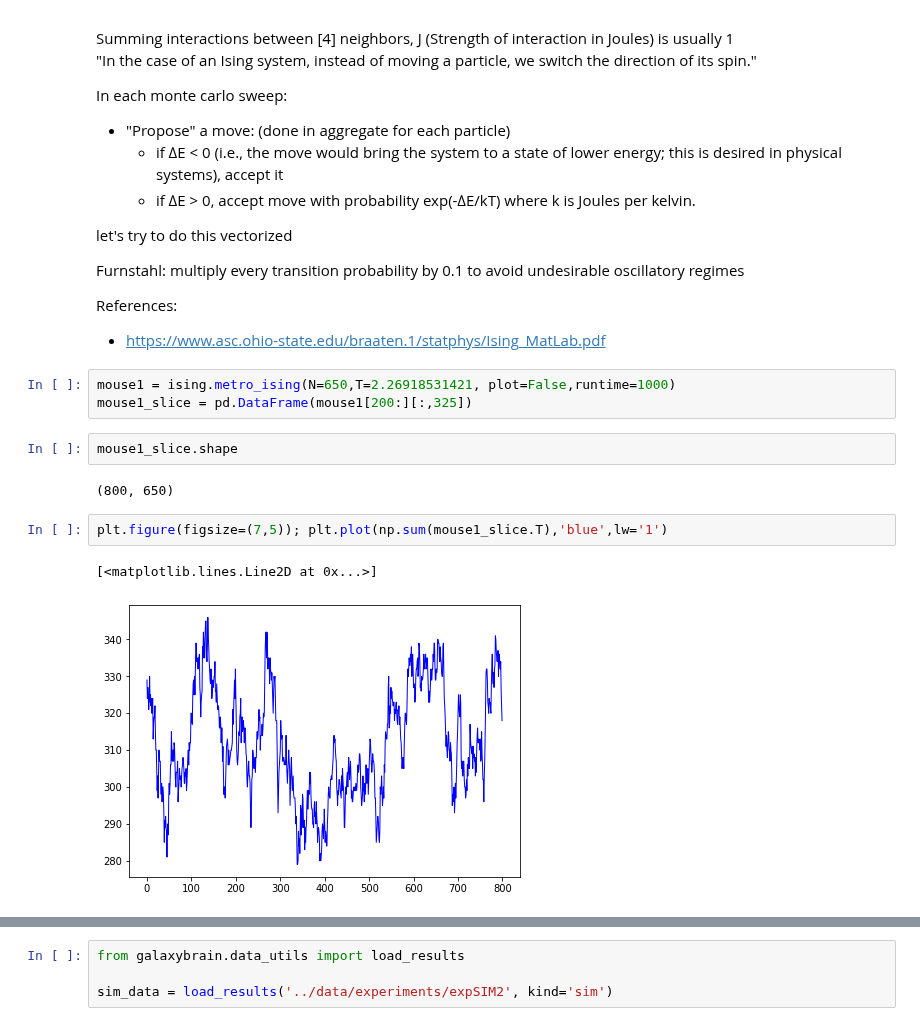
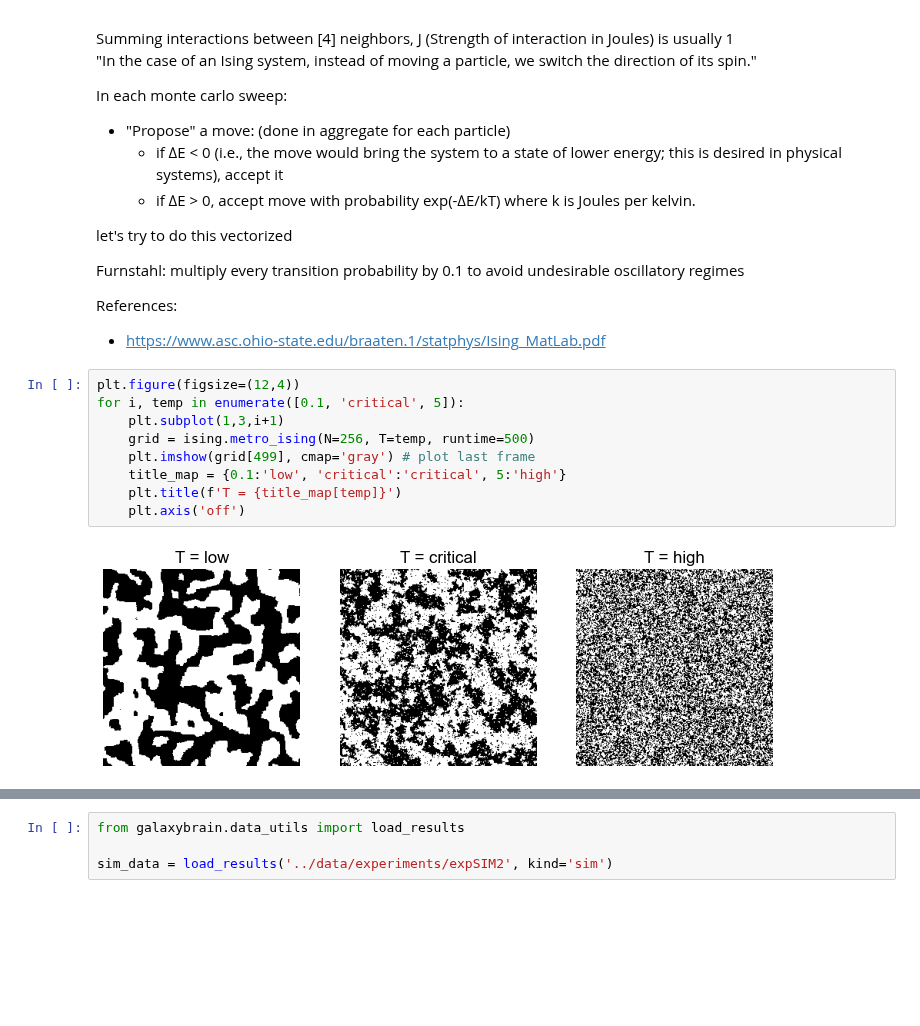
Before and after one commit to voytekresearch/galaxybrain, a Jupyter notebook: notebooks/IsingSimulation.ipynb, the cells around one changed output, grey strips where cells are left out. Saved outputs shown, nothing was run; the diff lists cells and outputs as text; blank space fills up the shorter version.

```diff
--- a/notebooks/IsingSimulation.ipynb
+++ b/notebooks/IsingSimulation.ipynb
@@ -33,15 +30,14 @@ Furnstahl:  multiply every transition probability by 0.1 to avoid undesirable os
 
 References:
 - https://www.asc.ohio-state.edu/braaten.1/statphys/Ising_MatLab.pdf
-# %%
-mouse1 = ising.metro_ising(N=650,T=2.26918531421, plot=False,runtime=1000)
-mouse1_slice = pd.DataFrame(mouse1[200:][:,325])
-# %%
-mouse1_slice.shape
-# %% [output]
-(800, 650)
-# %%
-plt.figure(figsize=(7,5)); plt.plot(np.sum(mouse1_slice.T),'blue',lw='1')
-# %% [output]
-[<matplotlib.lines.Line2D at 0x...>]
-[figure, removed]
+# %%
+plt.figure(figsize=(12,4))
+for i, temp in enumerate([0.1, 'critical', 5]):
+    plt.subplot(1,3,i+1)
+    grid = ising.metro_ising(N=256, T=temp, runtime=500)
+    plt.imshow(grid[499], cmap='gray') # plot last frame
+    title_map = {0.1:'low', 'critical':'critical', 5:'high'}
+    plt.title(f'T = {title_map[temp]}')
+    plt.axis('off')
+# %% [output]
+[figure, added]
```
Also changed, not shown: parts of 14 cells of this notebook, 9 other files.
